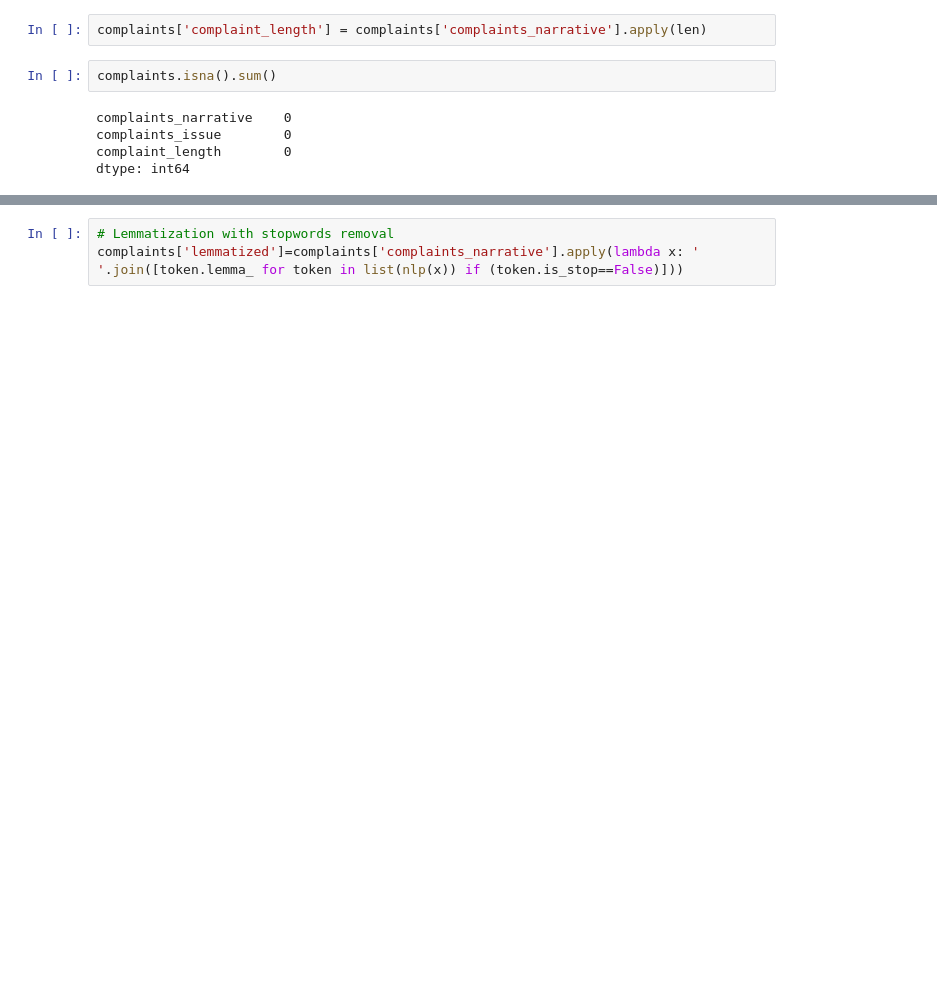
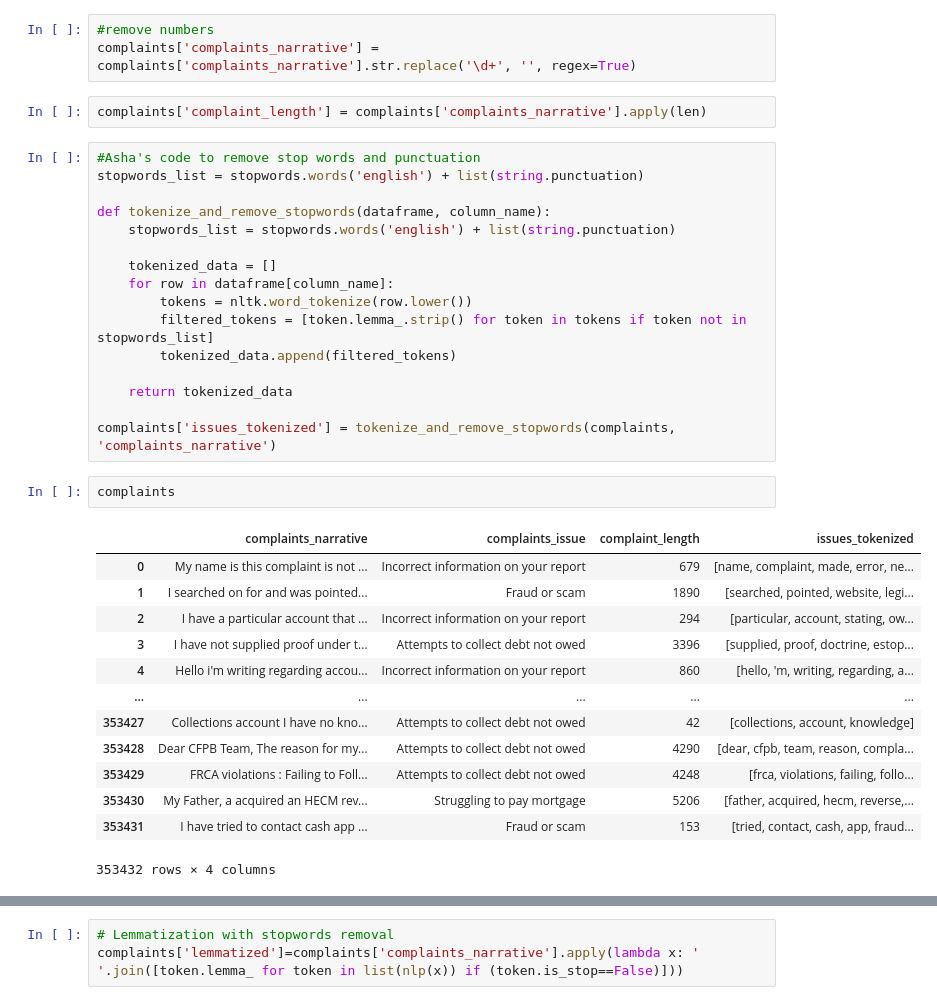
Before and after one commit to nss-data-science-cohort-6/cfpb_text_classification-gambinos, a Jupyter notebook: complaints_classification.ipynb, the cells around one changed output, grey strips where cells are left out. Saved outputs shown, nothing was run; the diff lists cells and outputs as text; blank space fills up the shorter version.

```diff
--- a/complaints_classification.ipynb
+++ b/complaints_classification.ipynb
@@ -49,9 +34,37 @@ Name: 0, dtype: int64
+# %%
+#remove numbers
+complaints['complaints_narrative'] = complaints['complaints_narrative'].str.replace('\d+', '', regex=True)
 # %%
 complaints['complaint_length'] = complaints['complaints_narrative'].apply(len)
+# %%
+#Asha's code to remove stop words and punctuation
+stopwords_list = stopwords.words('english') + list(string.punctuation)
+
+def tokenize_and_remove_stopwords(dataframe, column_name):
+    stopwords_list = stopwords.words('english') + list(string.punctuation)
+
+    tokenized_data = []
+    for row in dataframe[column_name]:
+        tokens = nltk.word_tokenize(row.lower())
+        filtered_tokens = [token.lemma_.strip() for token in tokens if token not in stopwords_list]
+        tokenized_data.append(filtered_tokens)
+
+    return tokenized_data
+
+complaints['issues_tokenized'] = tokenize_and_remove_stopwords(complaints, 'complaints_narrative')
 # %%
-complaints.isna().sum()
+complaints
 # %% [output]
+|  | complaints_narrative | complaints_issue | complaint_length | issues_tokenized |
+| 0 | My name is this complaint is not ... | Incorrect information on your report | 679 | [name, complaint, made, error, ne... |
+| 1 | I searched on for and was pointed... | Fraud or scam | 1890 | [searched, pointed, website, legi... |
+| 2 | I have a particular account that ... | Incorrect information on your report | 294 | [particular, account, stating, ow... |
+| 3 | I have not supplied proof under t... | Attempts to collect debt not owed | 3396 | [supplied, proof, doctrine, estop... |
+| 4 | Hello i'm writing regarding accou... | Incorrect information on your report | 860 | [hello, 'm, writing, regarding, a... |
+| ... | ... | ... | ... | ... |
+| 353427 | Collections account I have no kno... | Attempts to collect debt not owed | 42 | [collections, account, knowledge] |
+| 353428 | Dear CFPB Team, The reason for my... | Attempts to collect debt not owed | 4290 | [dear, cfpb, team, reason, compla... |
+| 353429 | FRCA violations : Failing to Foll... | Attempts to collect debt not owed | 4248 | [frca, violations, failing, follo... |
+| 353430 | My Father, a acquired an HECM rev... | Struggling to pay mortgage | 5206 | [father, acquired, hecm, reverse,... |
+| 353431 | I have tried to contact cash app ... | Fraud or scam | 153 | [tried, contact, cash, app, fraud... |
-complaints_narrative    0
-complaints_issue        0
-complaint_length        0
-dtype: int64
+353432 rows × 4 columns
```
Also changed, not shown: parts of 33 cells of this notebook.
